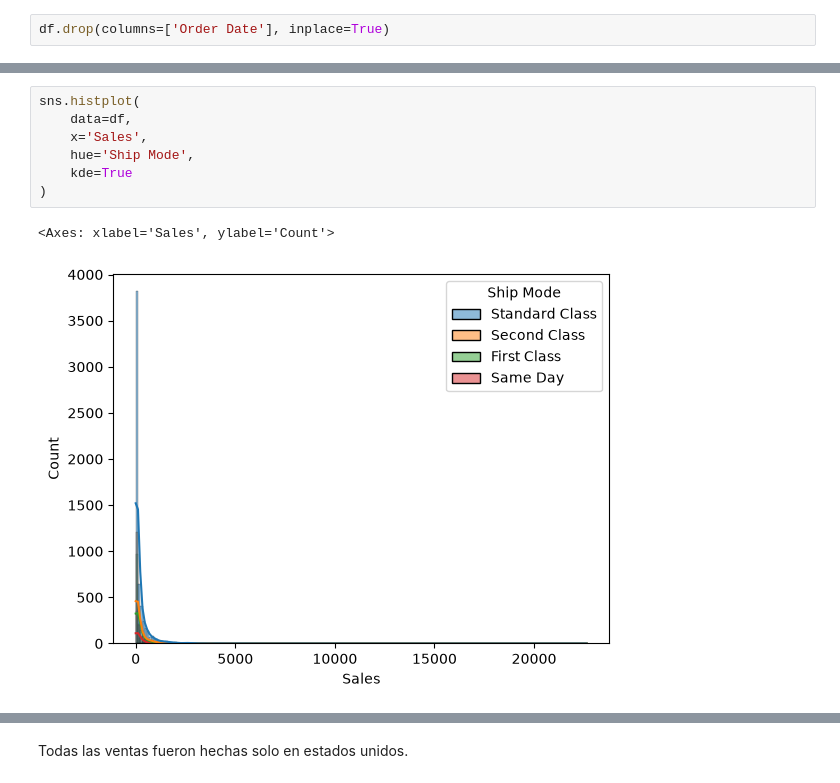
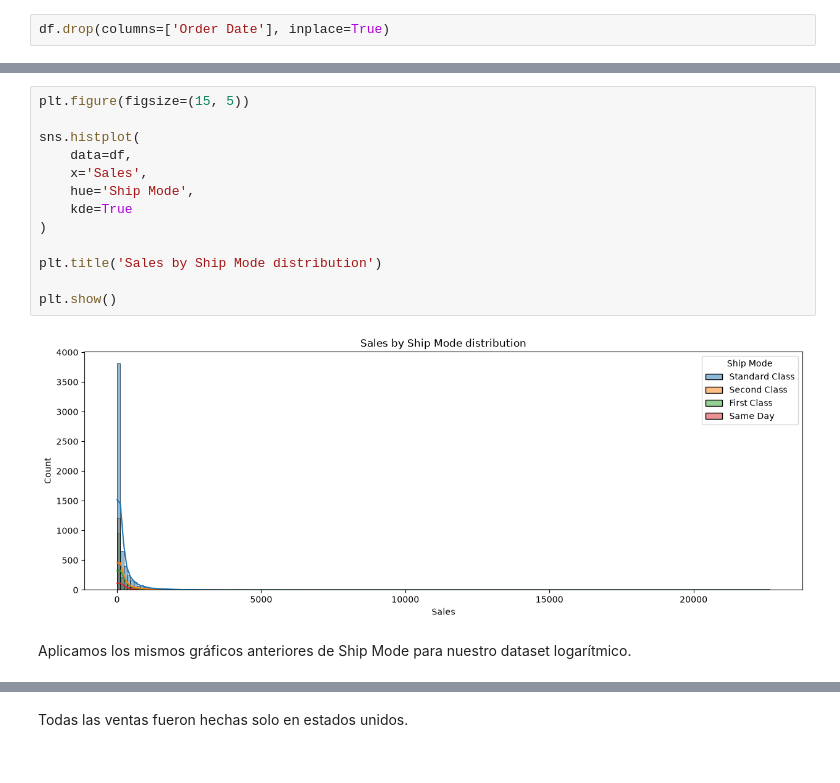
Before and after one commit to charligram/1_analisis_ventas, a Jupyter notebook: notebooks/01_EDA.ipynb, the cells around one changed output, grey strips where cells are left out. Cells and saved outputs as stored; diff of their text form.

```diff
--- a/notebooks/01_EDA.ipynb
+++ b/notebooks/01_EDA.ipynb
@@ -218,10 +231,17 @@ Text(0.5, 1.0, 'Sales by Ship Mode')
 # %%
+plt.figure(figsize=(15, 5))
+
 sns.histplot(
     data=df,
     x='Sales',
     hue='Ship Mode',
     kde=True
 )
+
+plt.title('Sales by Ship Mode distribution')
+
+plt.show()
 # %% [output]
-<Axes: xlabel='Sales', ylabel='Count'>
-[figure, old version]
+[figure, new version]
+# %% [markdown]
+Aplicamos los mismos gráficos anteriores de Ship Mode para nuestro dataset logarítmico.
```
Also changed, not shown: parts of 83 cells of this notebook.
